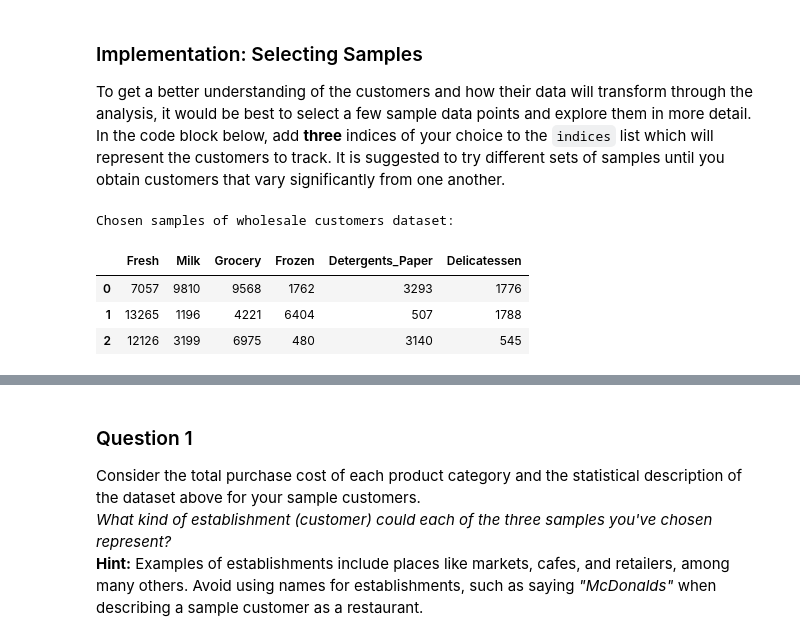
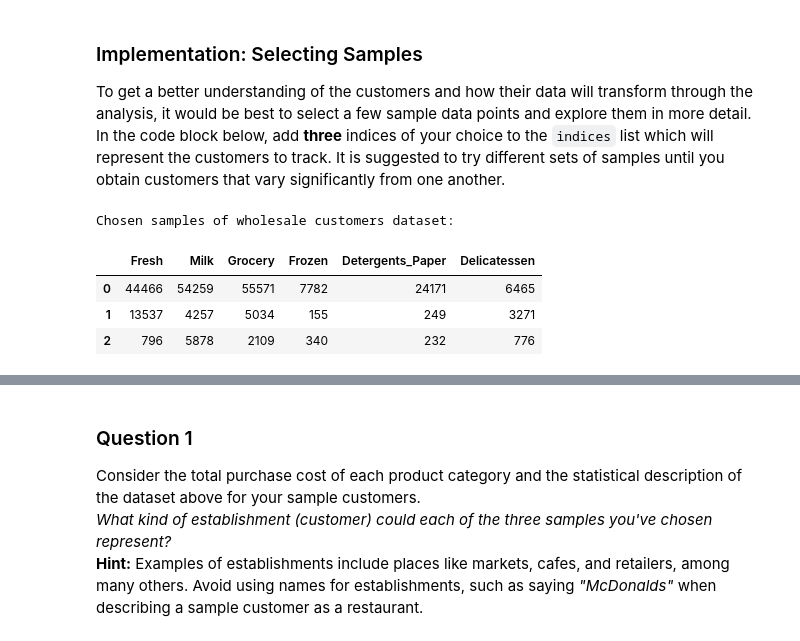
Before and after one commit to nidhinayak86/udacity, a Jupyter notebook: projects/customer_segments/customer_segments.ipynb, the cells around one changed output, grey strips where cells are left out. Cells and saved outputs as stored; diff of their text form; code cells hidden in the pictures.

```diff
--- a/projects/customer_segments/customer_segments.ipynb
+++ b/projects/customer_segments/customer_segments.ipynb
@@ -60,14 +63,15 @@ display(data.describe())
 To get a better understanding of the customers and how their data will transform through the analysis, it would be best to select a few sample data points and explore them in more detail. In the code block below, add **three** indices of your choice to the `indices` list which will represent the customers to track. It is suggested to try different sets of samples until you obtain customers that vary significantly from one another.
 # %%
 # TODO: Select three indices of your choice you wish to sample from the dataset
-indices = [1,3,6]
+indices = [47,138,359]
+
 # Create a DataFrame of the chosen samples
 samples = pd.DataFrame(data.loc[indices], columns = data.keys()).reset_index(drop = True)
-print "Chosen samples of wholesale customers dataset:"
+print ("Chosen samples of wholesale customers dataset:")
 display(samples)
 # %% [output]
 Chosen samples of wholesale customers dataset:
 |  | Fresh | Milk | Grocery | Frozen | Detergents_Paper | Delicatessen |
-| 0 | 7057 | 9810 | 9568 | 1762 | 3293 | 1776 |
-| 1 | 13265 | 1196 | 4221 | 6404 | 507 | 1788 |
-| 2 | 12126 | 3199 | 6975 | 480 | 3140 | 545 |
+| 0 | 44466 | 54259 | 55571 | 7782 | 24171 | 6465 |
+| 1 | 13537 | 4257 | 5034 | 155 | 249 | 3271 |
+| 2 | 796 | 5878 | 2109 | 340 | 232 | 776 |
```
Also changed, not shown: parts of 36 cells of this notebook, 1 other file.
